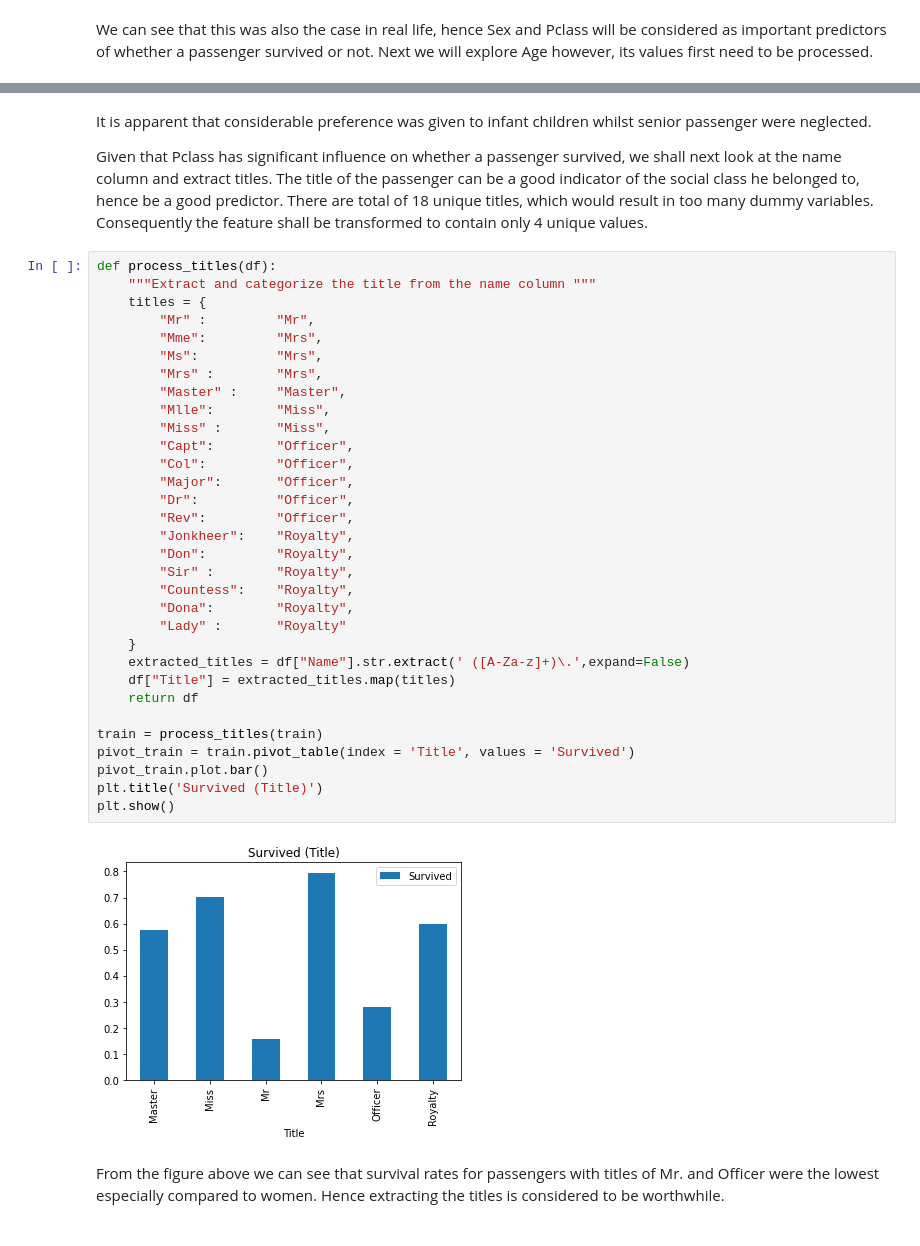
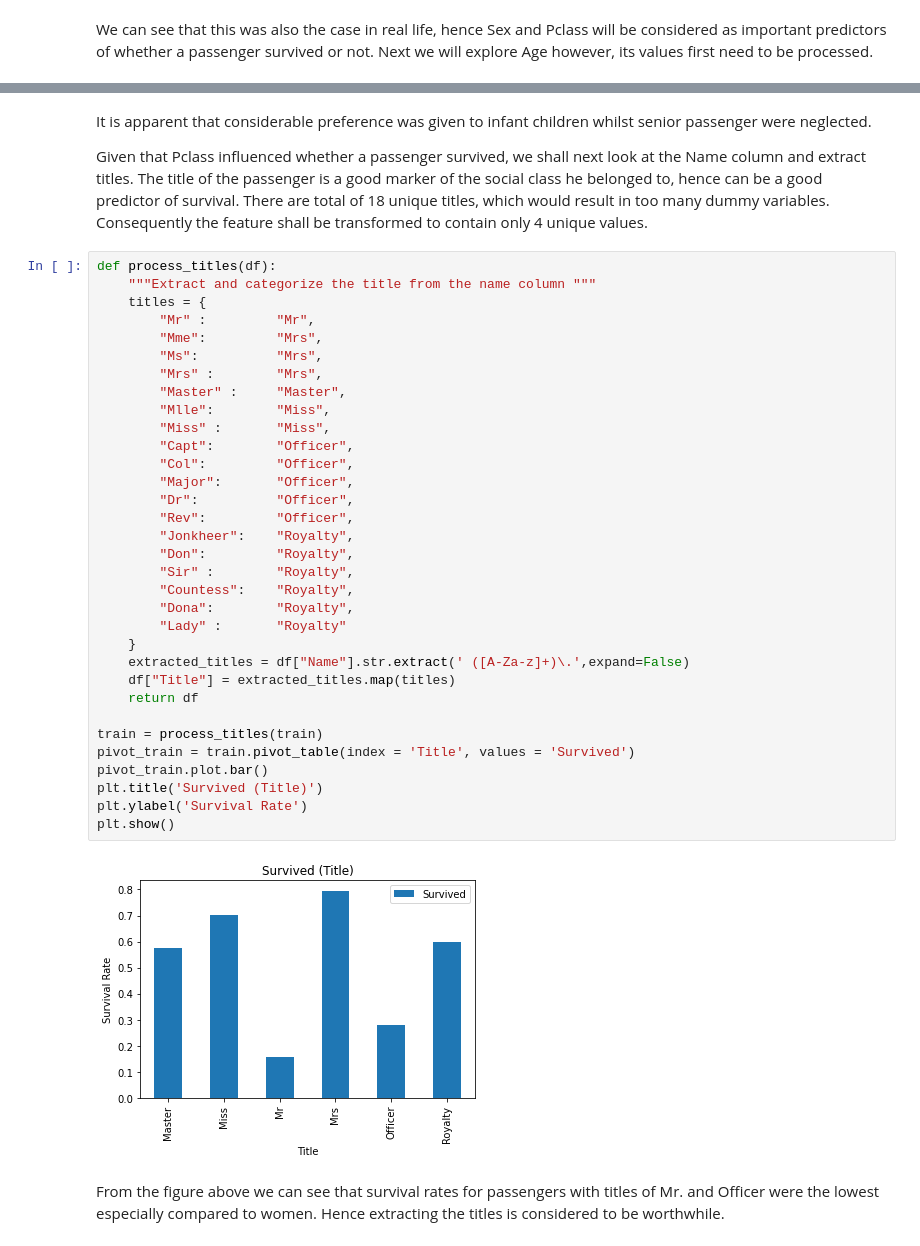
Before and after one commit to PeterZelinka/Kaggle-Titanic, a Jupyter notebook: Kaggle Titanic.ipynb, the cells around one changed output, grey strips where cells are left out. Saved outputs shown, nothing was run; the diff lists cells and outputs as text.

```diff
--- a/Kaggle Titanic.ipynb
+++ b/Kaggle Titanic.ipynb
@@ -109,41 +112,42 @@ plt.show()
 # %% [markdown]
 It is apparent that considerable preference was given to infant children whilst senior passenger were neglected.
 
-Given that Pclass has significant influence on whether a passenger survived, we shall next look at the name column and extract titles. The title of the passenger can be a good indicator of the social class he belonged to, hence be a good predictor. There are total of 18 unique titles, which would result in too many dummy variables. Consequently the feature shall be transformed to contain only 4 unique values.
+Given that Pclass influenced whether a passenger survived, we shall next look at the Name column and extract titles. The title of the passenger is a good marker of the social class he belonged to, hence can be a good predictor of  survival. There are total of 18 unique titles, which would result in too many dummy variables. Consequently the feature shall be transformed to contain only 4 unique values.
 # %%
 def process_titles(df):
     """Extract and categorize the title from the name column """
     titles = {
         "Mr" :         "Mr",
         "Mme":         "Mrs",
         "Ms":          "Mrs",
         "Mrs" :        "Mrs",
         "Master" :     "Master",
         "Mlle":        "Miss",
         "Miss" :       "Miss",
         "Capt":        "Officer",
         "Col":         "Officer",
         "Major":       "Officer",
         "Dr":          "Officer",
         "Rev":         "Officer",
         "Jonkheer":    "Royalty",
         "Don":         "Royalty",
         "Sir" :        "Royalty",
         "Countess":    "Royalty",
         "Dona":        "Royalty",
         "Lady" :       "Royalty"
     }
     extracted_titles = df["Name"].str.extract(' ([A-Za-z]+)\.',expand=False)
     df["Title"] = extracted_titles.map(titles)
     return df
 
 train = process_titles(train)
 pivot_train = train.pivot_table(index = 'Title', values = 'Survived')
 pivot_train.plot.bar()
 plt.title('Survived (Title)')
+plt.ylabel('Survival Rate')
 plt.show()
 # %% [output]
-[figure, old version]
+[figure, new version]
 # %% [markdown]
 From the figure above we can see that survival rates for passengers with titles of Mr. and Officer were the lowest especially compared to women. Hence extracting the titles is considered to be worthwhile.
 # %%
```
Also changed, not shown: parts of 12 cells of this notebook.
